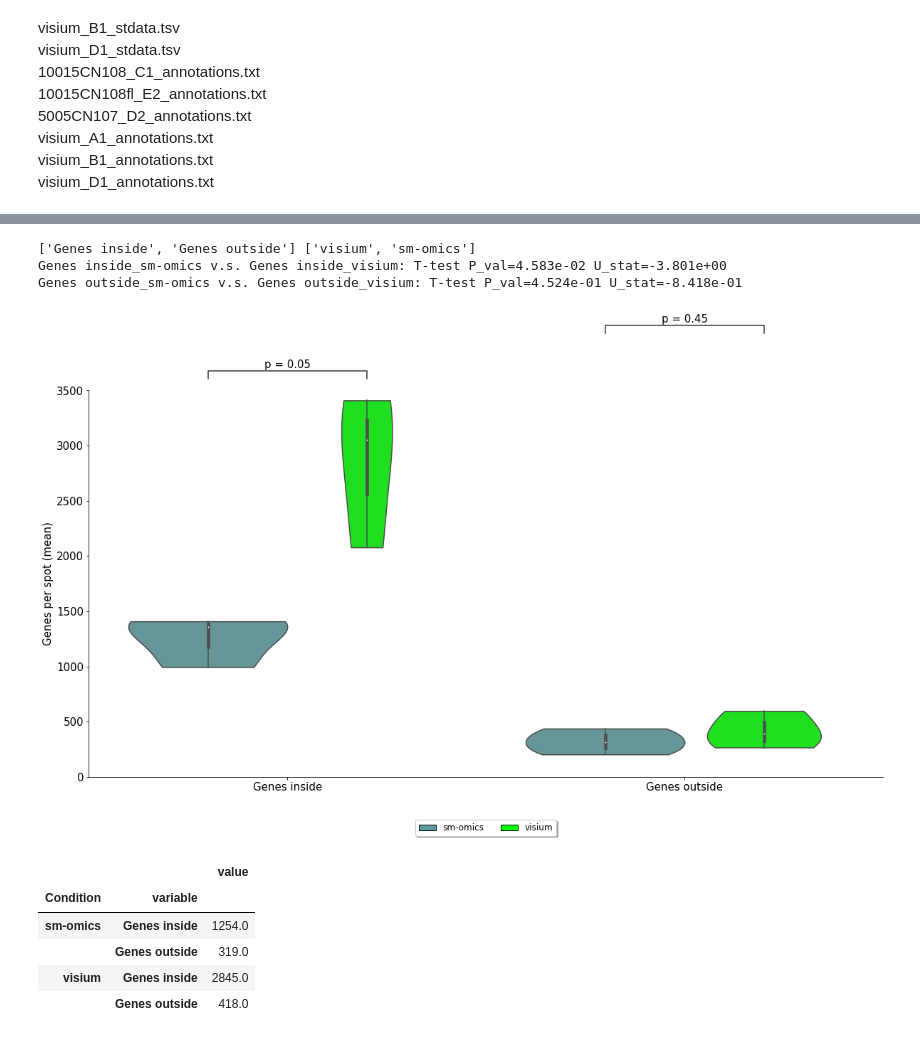
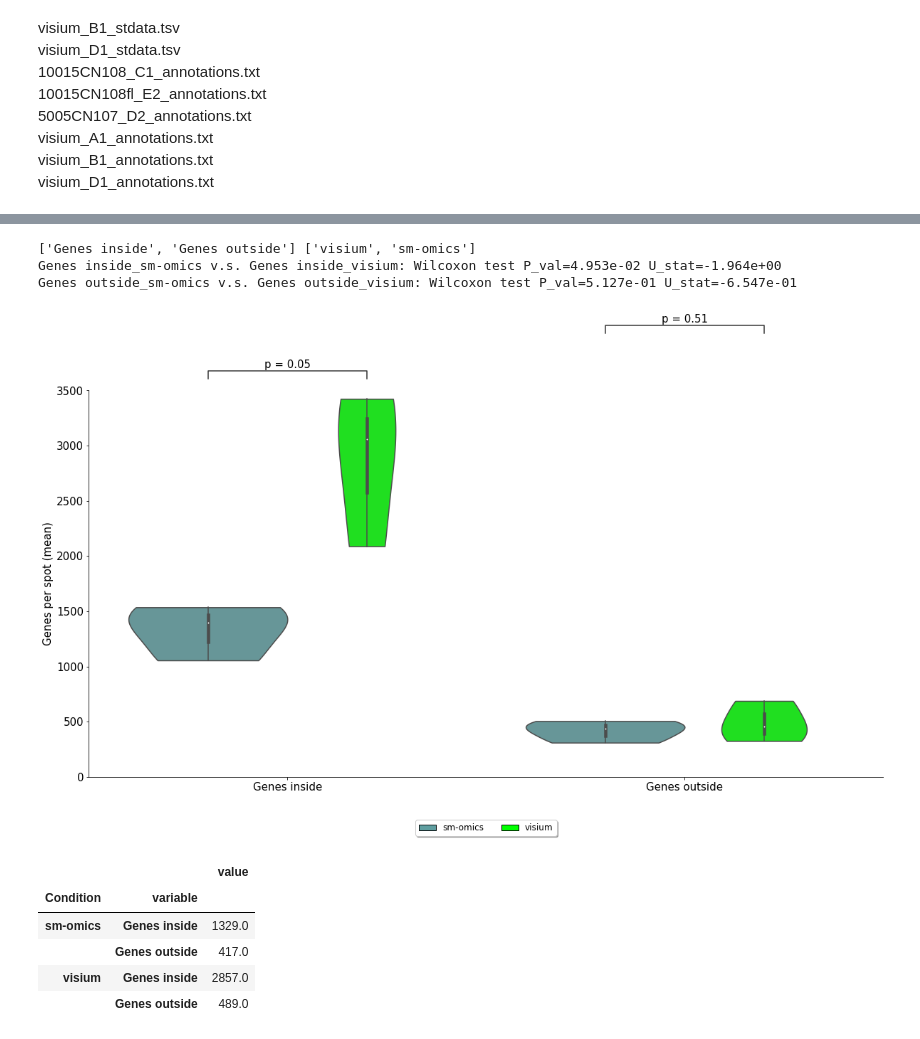
Before and after one commit to klarman-cell-observatory/sm-omics, a Jupyter notebook: smomics_performance/Visium_vs_Sm-omics_genes_and_umis_per_spot.ipynb, the cells around one changed output, grey strips where cells are left out. Saved outputs shown, nothing was run; the diff lists cells and outputs as text; code cells hidden in the pictures.

```diff
--- a/smomics_performance/Visium_vs_Sm-omics_genes_and_umis_per_spot.ipynb
+++ b/smomics_performance/Visium_vs_Sm-omics_genes_and_umis_per_spot.ipynb
@@ -51,6 +53,12 @@ def stat_test(box_data1, box_data2, test):
         u_stat, pval = stats.ttest_ind(box_data1, box_data2, equal_var=False)
         test_short_name = 'T-test'
         formatted_output = ("T-test P_val={:.3e} U_stat={:.3e}"
+                           .format(pval, u_stat))
+
+    elif test == 'mannwhitney':
+        u_stat, pval = stats.mannwhitneyu(box_data1, box_data2)
+        test_short_name = 'MW-U-test'
+        formatted_output = ("MW U test P_val={:.3e} U_stat={:.3e}"
                            .format(pval, u_stat))
     return pval, u_stat,formatted_output, test_short_name
 
@@ -105,7 +113,7 @@ def simple_text(pval, pvalue_format, pvalue_thresholds, test_short_name=None):
 def add_stat_annotation(ax,
                         data=None, x=None, y=None, hue=None, order=None, hue_order=None,
                         box_pairs=None,
-                        test='t-test_welch', text_format='star', pvalue_format_string=DEFAULT,
+                        test='Wilcoxon', text_format='star', pvalue_format_string=DEFAULT,
                         loc='inside', show_test_name=True, pvalue_thresholds=DEFAULT,
                         use_fixed_offset=False, line_offset_to_box=None, line_offset=None,
                         line_height=0.02, text_offset=1, stack=True,
@@ -188,7 +196,7 @@ def add_stat_annotation(ax,
     valid_list = ['inside', 'outside']
     if loc not in valid_list:
         raise ValueError("loc value should be one of the following: {}.".format(', '.join(valid_list)))
-    valid_list = ['Wilcoxon', 'ttest']
+    valid_list = ['Wilcoxon', 'ttest','mannwhitney']
     if test not in valid_list:
         raise ValueError("test value should be one of the following: {}.".format(', '.join(valid_list)))
 
@@ -453,6 +461,7 @@ seq_depth = {'10015CN108_C1':[50786142, 50.7],
 
 gene_dict = {}
 umi_dict = {}
+values_dict = {}
 for key, value in files_underoutside_tissue_dict.items():
 
     for i, val in enumerate(value): # [inside/outside] of tissue
@@ -473,9 +482,11 @@ for key, value in files_underoutside_tissue_dict.items():
         if i == 0: # inside tissue
             gene_dict[key] = [genes_per_spot]
             umi_dict[key] = [umis_per_spot]
+            values_dict[key] = [value_red.sum(axis = 0).values]
         elif i == 1: # outside tissue
             gene_dict[key].append(genes_per_spot)
             umi_dict[key].append(umis_per_spot)
+            values_dict[key].append(value_red.sum(axis = 0).values)
 
 # Make dataframe out of dict
 df = pd.DataFrame.from_dict(gene_dict, orient='index', columns=['Genes inside', 'Genes outside']).reset_index()
@@ -486,6 +497,11 @@ df_umi['Condition'] = df_umi.apply(lambda row: condition(row), axis=1)
 # Prepare for plotting
 dfplot = pd.melt(df, id_vars=['index', 'Condition'], value_vars = ['Genes inside', 'Genes outside'])
 dfplot_umi = pd.melt(df_umi, id_vars=['index', 'Condition'], value_vars = ['UMIs inside', 'UMIs outside'])
+
+# collect data for checking distribution
+ls = pd.DataFrame.from_dict(values_dict, orient='index', columns=['UMIs inside', 'UMIs outside']).reset_index()
+ls['Condition'] = ls.apply(lambda row: condition(row), axis=1)
+ls_melt = pd.melt(ls, id_vars=['index', 'Condition'], value_vars = ['UMIs inside', 'UMIs outside'])
 # %% [output]
 A value is trying to be set on a copy of a slice from a DataFrame.
 Try using .loc[row_indexer,col_indexer] = value instead
@@ -536,48 +590,48 @@ ax.tick_params(axis='x', labelsize=15)
 
 # Calculate Wilcoxons
 boxPairList = [(('Genes inside','sm-omics'), ('Genes inside','visium')),
                (('Genes outside','sm-omics'), ('Genes outside','visium'))]
 
 add_stat_annotation(ax, data=data, x=x, y=y, hue=hue,
                     box_pairs=boxPairList,
-                    test='ttest', text_format='simple', loc='outside', verbose=2, fontsize=15)
+                    test='Wilcoxon', text_format='simple', loc='outside', verbose=2, fontsize=15)
 
 # Add patterns to distinuigh boxes
 # hatch= ['////']
 # for i, thisviolin in enumerate(ax.get_children()):
 #     if isinstance(thisviolin, mpl.collections.PolyCollection):
 #         if i in [2, 6]:
 #             thisviolin.set_hatch(hatch =hatch[0])
 #             thisviolin.set_edgecolor('k')
 
 # Legend
 handles, labels = ax.get_legend_handles_labels()
 labels2 = ['sm-omics', 'visium',]
 handles2 = handles[0:2]
 
 inside_patch = mpatches.Patch( facecolor='cadetblue', label=labels2[0], edgecolor='k')
 outside_patch= mpatches.Patch( facecolor='lime', label=labels2[1], edgecolor='k')
 ax.legend(handles = [inside_patch, outside_patch],loc='upper center', bbox_to_anchor=(0.5, -0.1),
           fancybox=True, shadow=True, ncol=2, fontsize=12)
 
 
 fig.set_size_inches(20, 10)
-plt.savefig("../../figures/SM_Visium_Genes.pdf", transparent=True, bbox_inches = 'tight',
-   pad_inches = 0, dpi=1200)
+# plt.savefig("../../figures/SM_Visium_Genes.pdf", transparent=True, bbox_inches = 'tight',
+#    pad_inches = 0, dpi=1200)
 # %% [output]
 ['Genes inside', 'Genes outside'] ['visium', 'sm-omics']
-Genes inside_sm-omics v.s. Genes inside_visium: T-test P_val=4.583e-02 U_stat=-3.801e+00
-Genes outside_sm-omics v.s. Genes outside_visium: T-test P_val=4.524e-01 U_stat=-8.418e-01
+Genes inside_sm-omics v.s. Genes inside_visium: Wilcoxon test P_val=4.953e-02 U_stat=-1.964e+00
+Genes outside_sm-omics v.s. Genes outside_visium: Wilcoxon test P_val=5.127e-01 U_stat=-6.547e-01
-[figure, old version]
+[figure, new version]
 # %%
 data.groupby(['Condition', 'variable']).mean().round()
 # %% [output]
 |  |  | value |
 | Condition | variable |  |
-| sm-omics | Genes inside | 1254.0 |
-|  | Genes outside | 319.0 |
-| visium | Genes inside | 2845.0 |
-|  | Genes outside | 418.0 |
+| sm-omics | Genes inside | 1329.0 |
+|  | Genes outside | 417.0 |
+| visium | Genes inside | 2857.0 |
+|  | Genes outside | 489.0 |
 # %%
 'Plots violin plots inside vs. outside tissue: Genes'
 fig = plt.figure(figsize=(5, 5))
```
Also changed, not shown: parts of 5 cells of this notebook, 2 other files.
